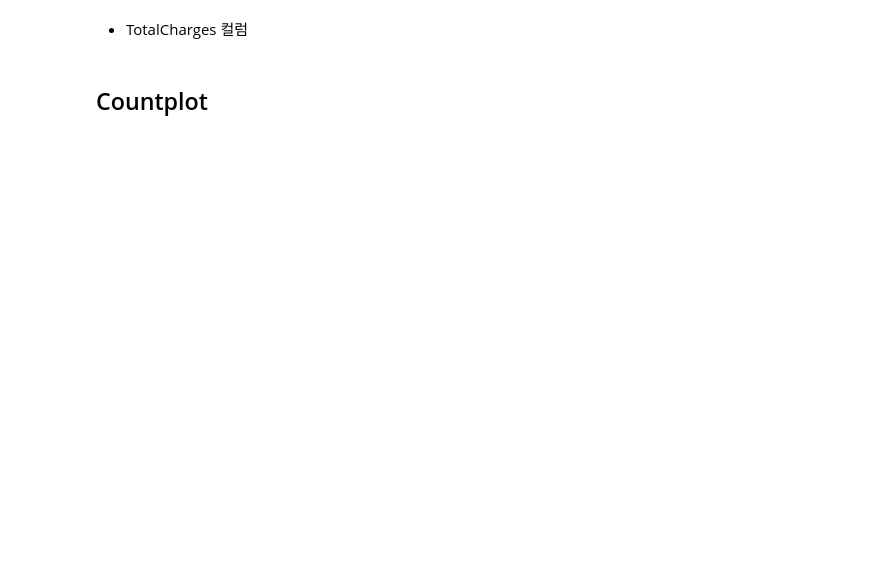
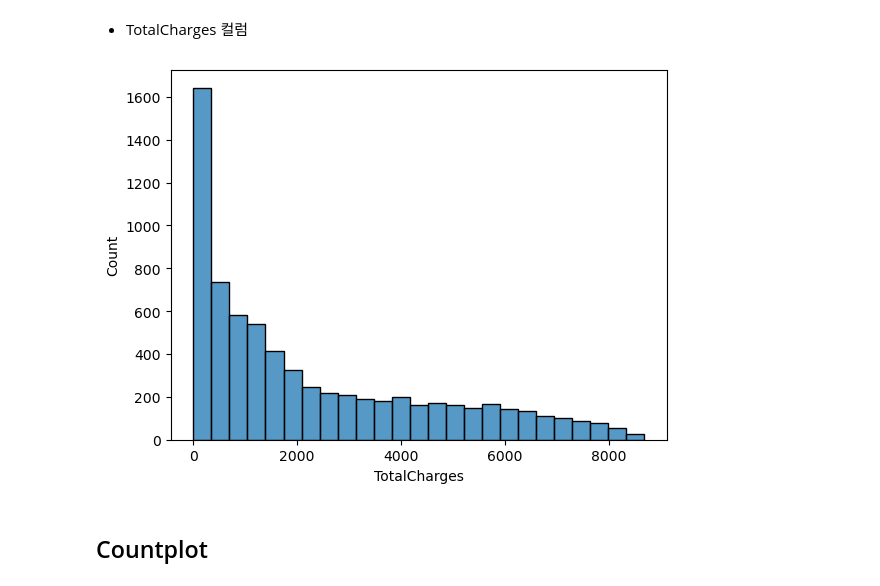
Before and after one commit to ZeroJoon2/pythonstudy, a Jupyter notebook: 25_파이썬데이터분석_실습_통신사고객이탈.ipynb, the cells around one changed output. Saved outputs shown, nothing was run; the diff lists cells and outputs as text; code cells hidden in the pictures; blank space fills up the shorter version.

```diff
--- a/25_파이썬데이터분석_실습_통신사고객이탈.ipynb
+++ b/25_파이썬데이터분석_실습_통신사고객이탈.ipynb
@@ -505,4 +516,9 @@ import seaborn as sns
 # %% [markdown]
 - TotalCharges 컬럼
+# %%
+sns.histplot(data = df_before1['TotalCharges'])
+plt.show()
+# %% [output]
+[figure, added]
 # %% [markdown]
 ## Countplot
```
Also changed, not shown: parts of 7 cells of this notebook.
